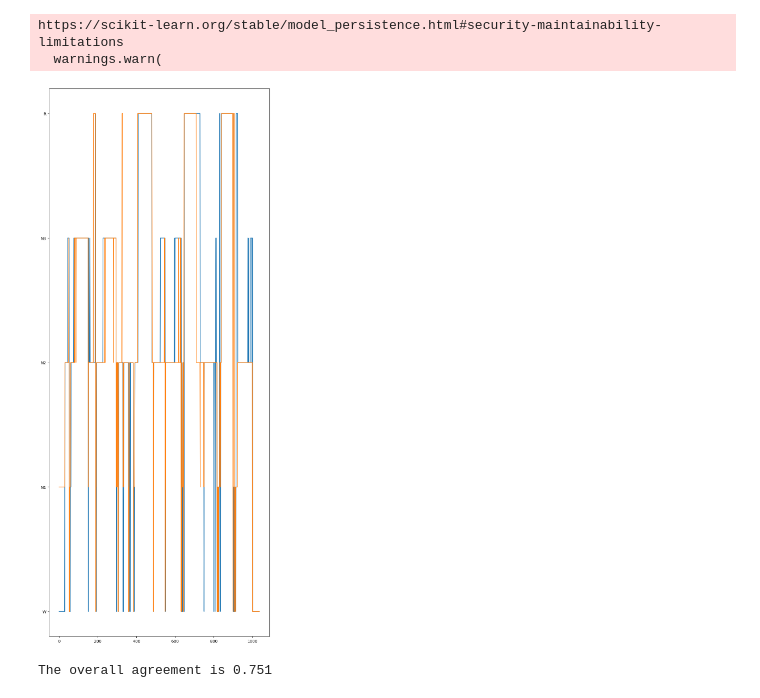
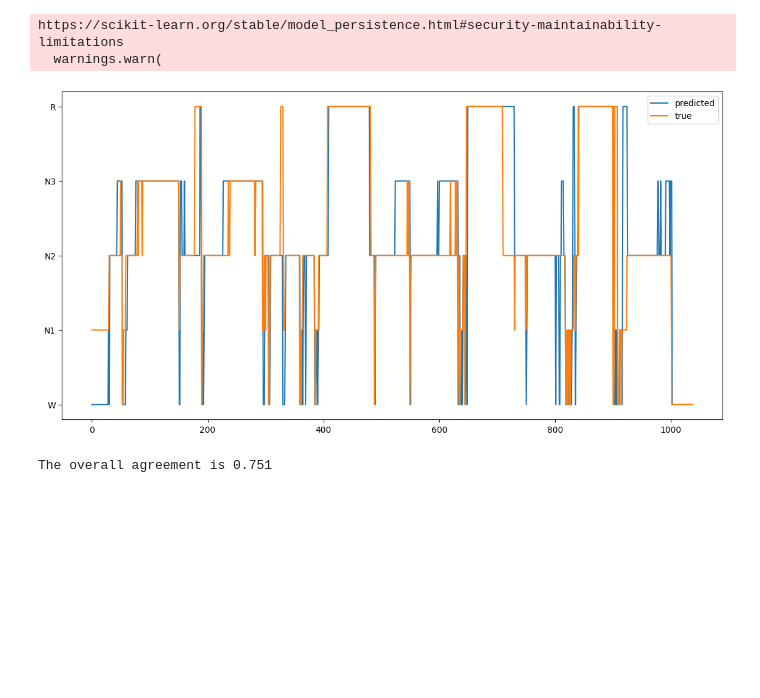
Before and after one commit to tmorshed/yasa, a Jupyter notebook: notebooks/14_automatic_sleep_staging.ipynb, the cells around one changed output. Saved outputs shown, nothing was run; the diff lists cells and outputs as text; code cells hidden in the pictures; blank space fills up the shorter version.

```diff
--- a/notebooks/14_automatic_sleep_staging.ipynb
+++ b/notebooks/14_automatic_sleep_staging.ipynb
@@ -129,11 +129,13 @@ y_pred = np.array(y_pred, dtype=str)
 https://scikit-learn.org/stable/model_persistence.html#security-maintainability-limitations
   warnings.warn(
 # %%
-fig,ax=plt.subplots(figsize=(10,25))
-ax.plot(y_pred);
-ax.plot(hypno);
+fig,ax=plt.subplots(figsize=(14,7))
+ax.plot(y_pred, label='predicted');
+ax.plot(hypno, label='true');
+ax.legend();
+plt.show()
 # %% [output]
-[figure, old version]
+[figure, new version]
 # %%
 # What is the accuracy of the prediction, compared to the human scoring
 accuracy = (hypno == y_pred).sum() / y_pred.size
```
Also changed, not shown: parts of 9 cells of this notebook.
